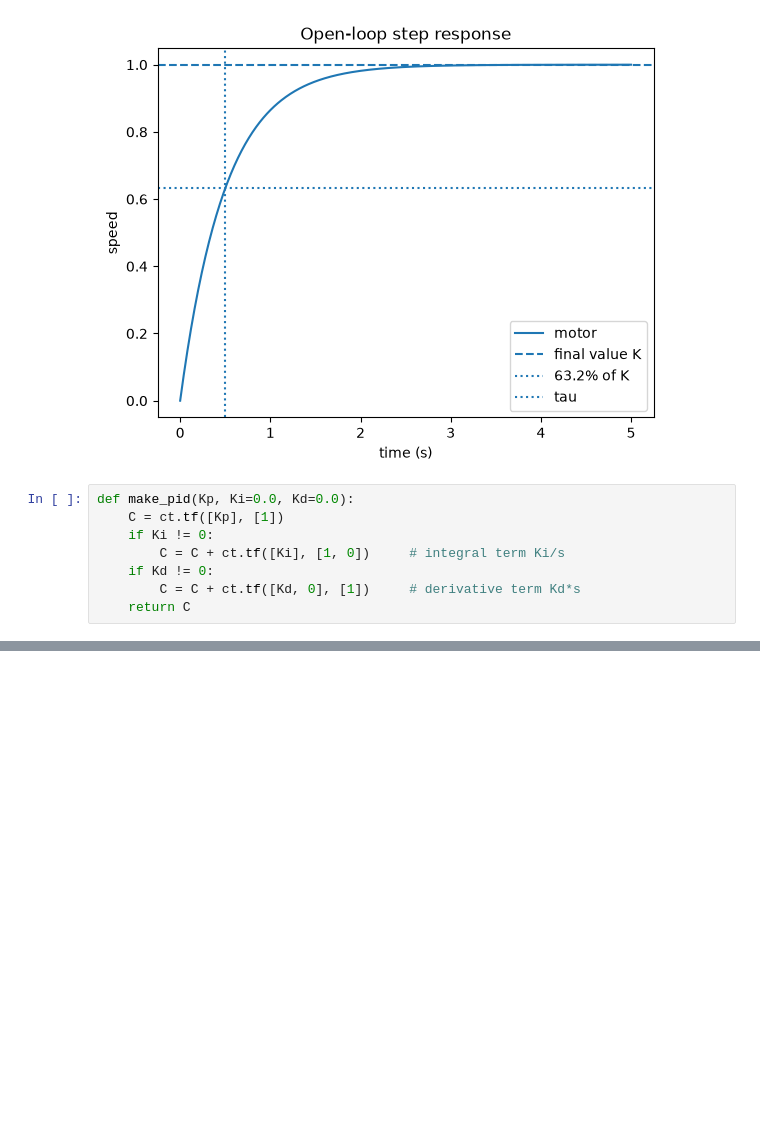
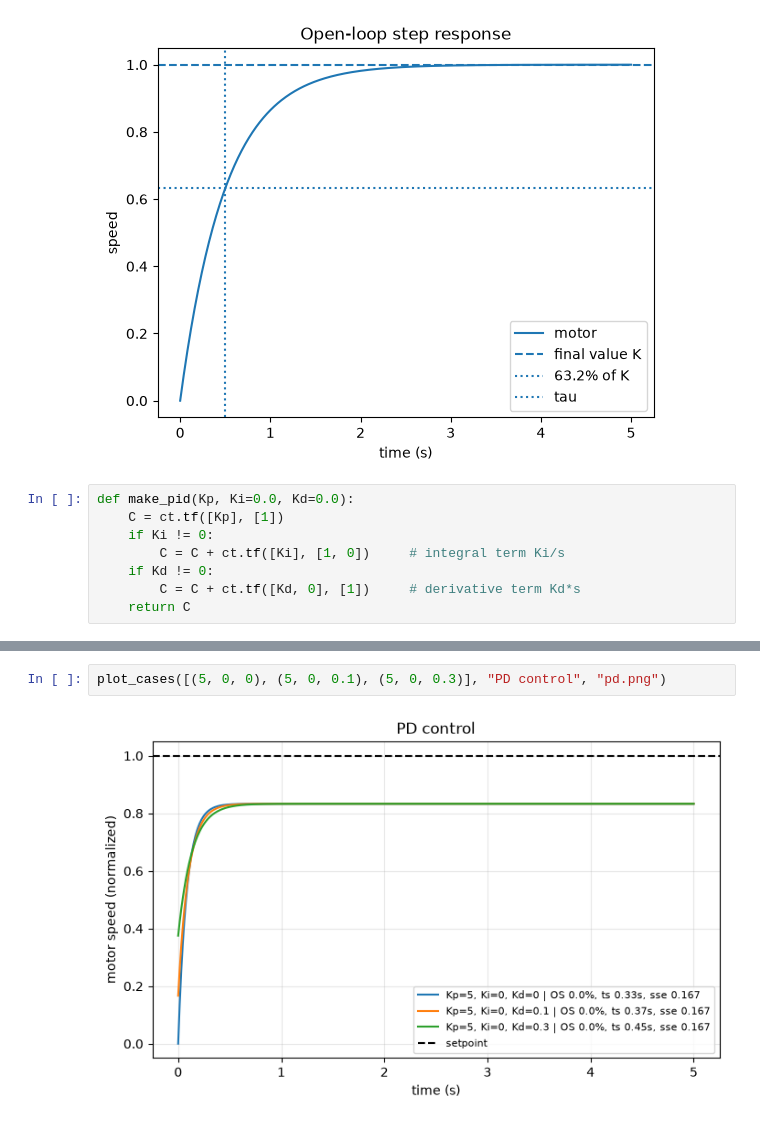
Before and after one commit to MilonClasher/DC-Motor-PID-Simulation, a Jupyter notebook: notebooks/01_ideal_model_pid.ipynb, the cells around one changed output, grey strips where cells are left out. Drawn from its saved outputs; the diff is of its cells as text; blank space fills up the shorter version.

```diff
--- a/notebooks/01_ideal_model_pid.ipynb
+++ b/notebooks/01_ideal_model_pid.ipynb
@@ -56,0 +103,4 @@ Writing ../src/metrics.py
+# %%
+plot_cases([(5, 0, 0), (5, 0, 0.1), (5, 0, 0.3)], "PD control", "pd.png")
+# %% [output]
+[figure, added]
```
Also changed, not shown: parts of 7 cells of this notebook, 4 other files.
